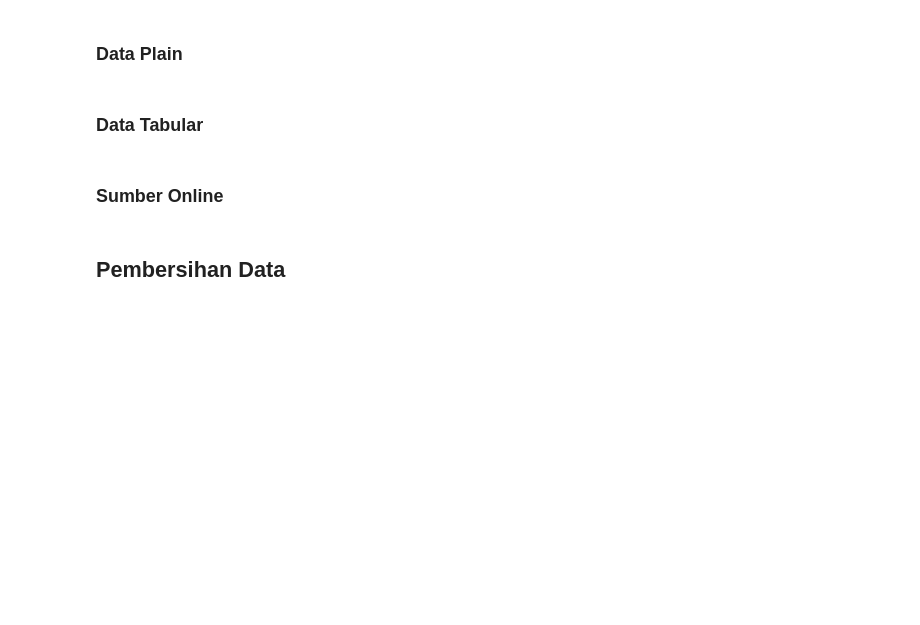
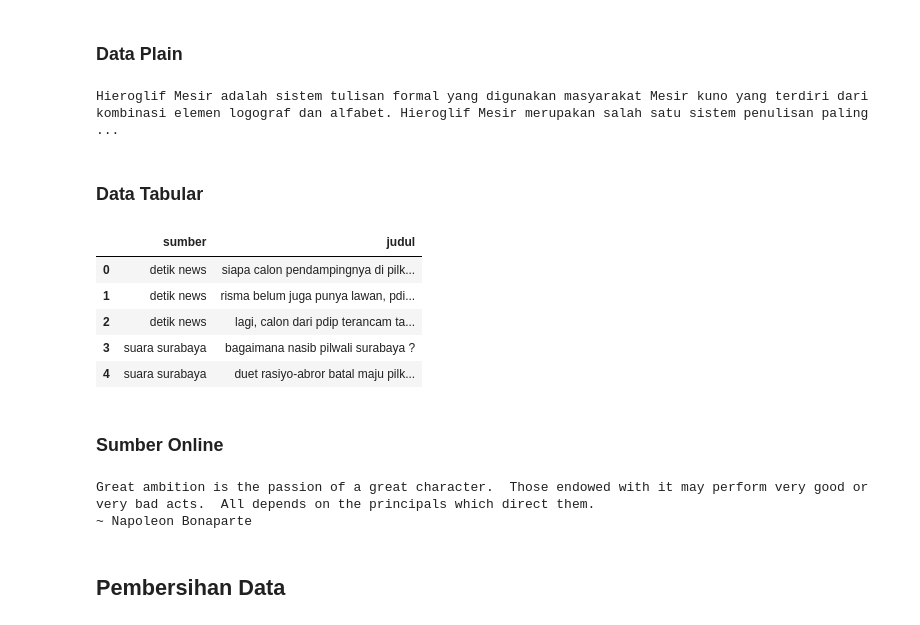
Before and after one commit to afifai/workshop_NLP, a Jupyter notebook: 1_pemrosesan_teks/pemrosesan_teks.ipynb, the cells around one changed output. Saved outputs shown, nothing was run; the diff lists cells and outputs as text; code cells hidden in the pictures; blank space fills up the shorter version.

```diff
--- a/1_pemrosesan_teks/pemrosesan_teks.ipynb
+++ b/1_pemrosesan_teks/pemrosesan_teks.ipynb
@@ -4,10 +4,46 @@
 ## Membuka Data Teks
 # %% [markdown]
 ### Data Plain
+# %%
+with open('../data/hieroglif.txt') as f:
+    teks = f.read()
+    print(teks)
+# %% [output]
+Hieroglif Mesir adalah sistem tulisan formal yang digunakan masyarakat Mesir kuno yang terdiri dari kombinasi elemen logograf dan alfabet. Hieroglif Mesir merupakan salah satu sistem penulisan paling  ...
 # %% [markdown]
 ### Data Tabular
+# %%
+import pandas as pd
+
+# Ekstrak kolom teks dari dataframe
+lokasi_file = '../data/berita.csv'
+df = pd.read_csv(lokasi_file)
+df.judul = df.judul.str.lower()
+df.head()[['sumber','judul']]
+# %% [output]
+|  | sumber | judul |
+| 0 | detik news | siapa calon pendampingnya di pilk... |
+| 1 | detik news | risma belum juga punya lawan, pdi... |
+| 2 | detik news | lagi, calon dari pdip terancam ta... |
+| 3 | suara surabaya | bagaimana nasib pilwali surabaya ? |
+| 4 | suara surabaya | duet rasiyo-abror batal maju pilk... |
 # %% [markdown]
 ### Sumber Online
+# %%
+import requests
+import json
+
+link = 'https://quotes.rest/qod.json'
+r = requests.get(link)
+hasil = r.json()
+#print(json.dumps(hasil, indent=4))
+
+# ekstrak hasil quote
+q = hasil['contents']['quotes'][0]
+print(q['quote'], "\n~", q['author'])
+# %% [output]
+Great ambition is the passion of a great character.  Those endowed with it may perform very good or very bad acts.  All depends on the principals which direct them.
+~ Napoleon Bonaparte
 # %% [markdown]
 ## Pembersihan Data
 # %%
```
Also changed, not shown: parts of 14 cells of this notebook, 3 other files.
